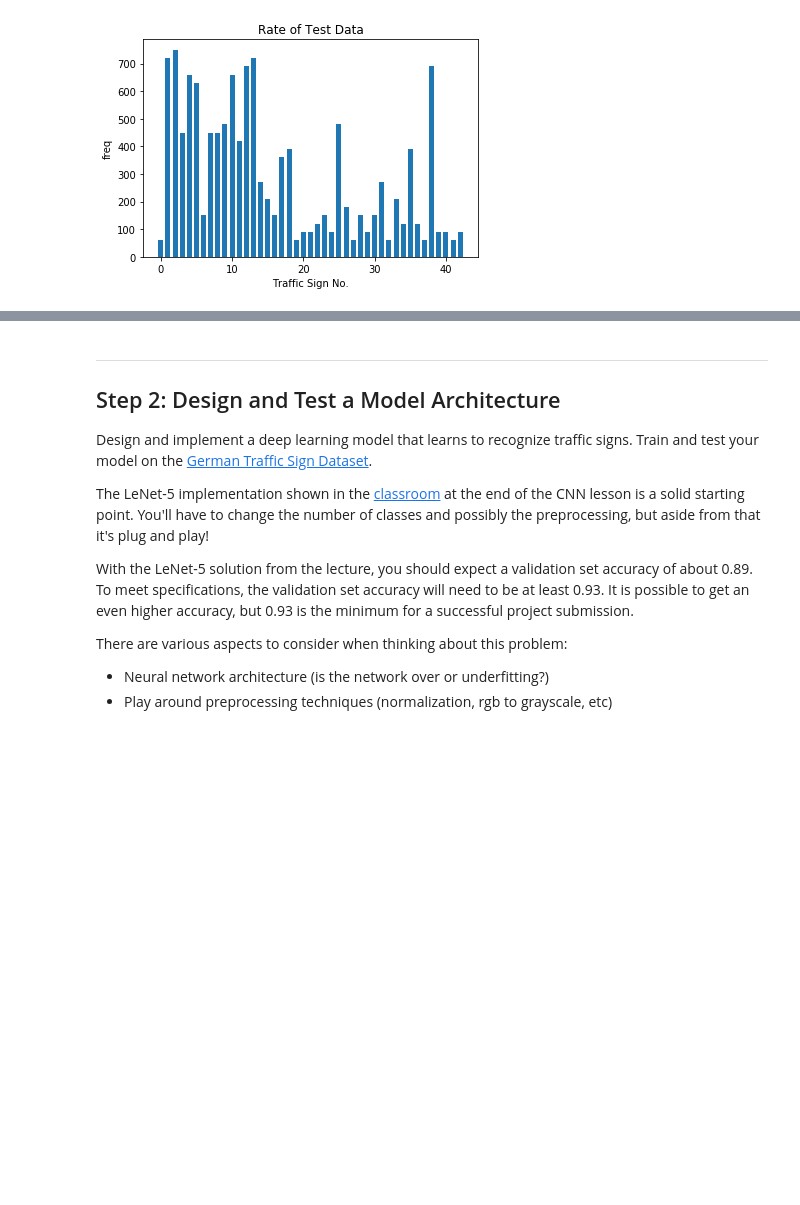
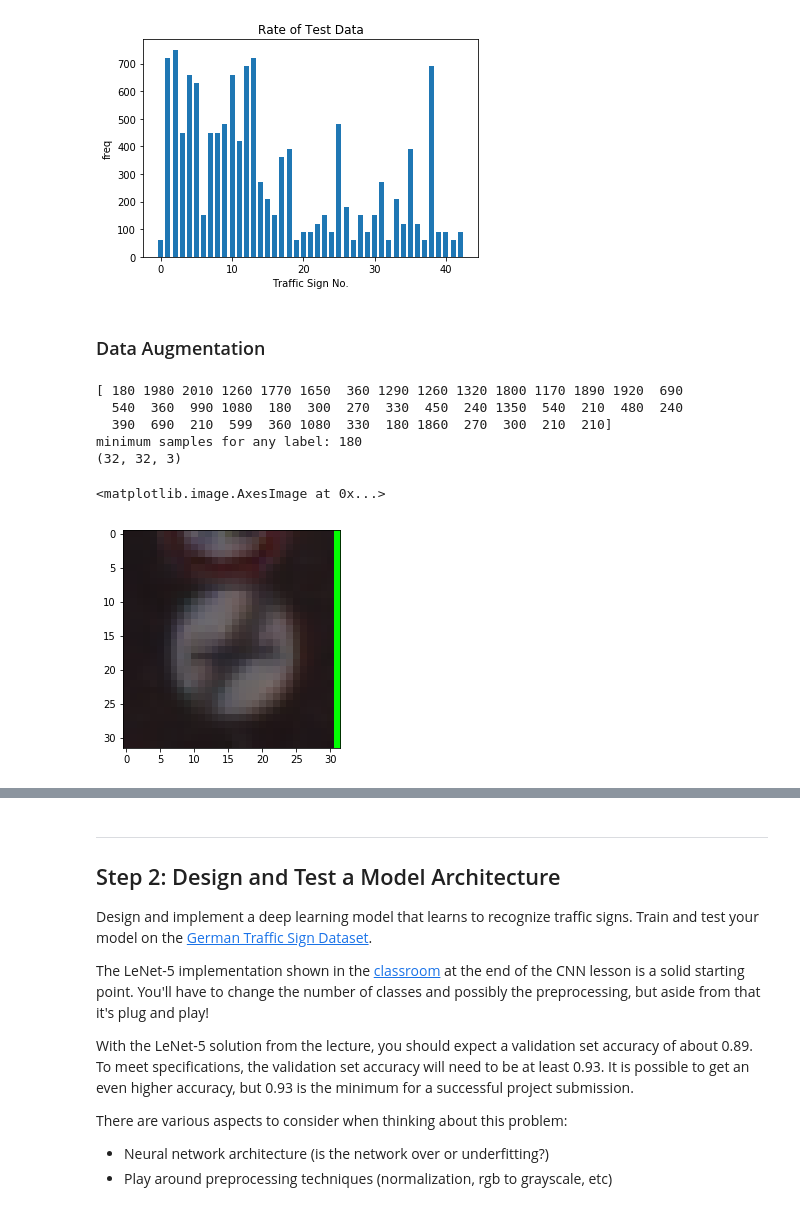
Before and after one commit to soyaoki/CarND-Traffic-Sign-Classifier, a Jupyter notebook: Traffic_Sign_Classifier.ipynb, the cells around one changed output, grey strips where cells are left out. Saved outputs shown, nothing was run; the diff lists cells and outputs as text; code cells hidden in the pictures; blank space fills up the shorter version.

```diff
--- a/Traffic_Sign_Classifier.ipynb
+++ b/Traffic_Sign_Classifier.ipynb
@@ -157,3 +162,52 @@ ax.set_ylabel('freq')
 # %% [output]
 Text(0,0.5,'freq')
 [figure]
+# %% [markdown]
+### Data Augmentation
+# %%
+import cv2
+
+# Less classes
+print(np.bincount(y_train))
+print("minimum samples for any label:", min(np.bincount(y_train)))
+
+# RGB
+def random_translate(img_src):
+    # img size
+    size = tuple(np.array([img_src.shape[1], img_src.shape[0]]))
+    # roted angle
+    ang = 5 * np.pi / 180
+    rad = np.random.randint(-ang,ang,1)
+    # move dx and dy pix
+    px = 2
+    move_x, move_y = np.random.randint(-px,px,2)
+
+    # translate matrix
+    matrix = [
+                [np.cos(rad),  -1 * np.sin(rad), move_x],
+                [np.sin(rad),   np.cos(rad), move_y]
+            ]
+    # affine translation
+    affine_matrix = np.float32(matrix)
+    r = cv2.warpAffine(img_src[:,:,0], affine_matrix, size, flags=cv2.INTER_LINEAR)
+    g = cv2.warpAffine(img_src[:,:,1], affine_matrix, size, flags=cv2.INTER_LINEAR)
+    b = cv2.warpAffine(img_src[:,:,2], affine_matrix, size, flags=cv2.INTER_LINEAR)
+
+    # brighness shift
+    brightness = 5
+    dr, dg, db = np.random.randint(-brightness,brightness,3)
+
+    # RGB img
+    img_afn = np.stack([r+dr, g+dg, b+db],axis=2).astype(np.uint8)
+    return img_afn
+
+print(random_translate(X_train[0]).shape)
+plt.imshow(random_translate(X_train[0]))
+# %% [output]
+[ 180 1980 2010 1260 1770 1650  360 1290 1260 1320 1800 1170 1890 1920  690
+  540  360  990 1080  180  300  270  330  450  240 1350  540  210  480  240
+  390  690  210  599  360 1080  330  180 1860  270  300  210  210]
+minimum samples for any label: 180
+(32, 32, 3)
+<matplotlib.image.AxesImage at 0x...>
+[figure, added]
```
Also changed, not shown: parts of 25 cells of this notebook, 21 other files.
